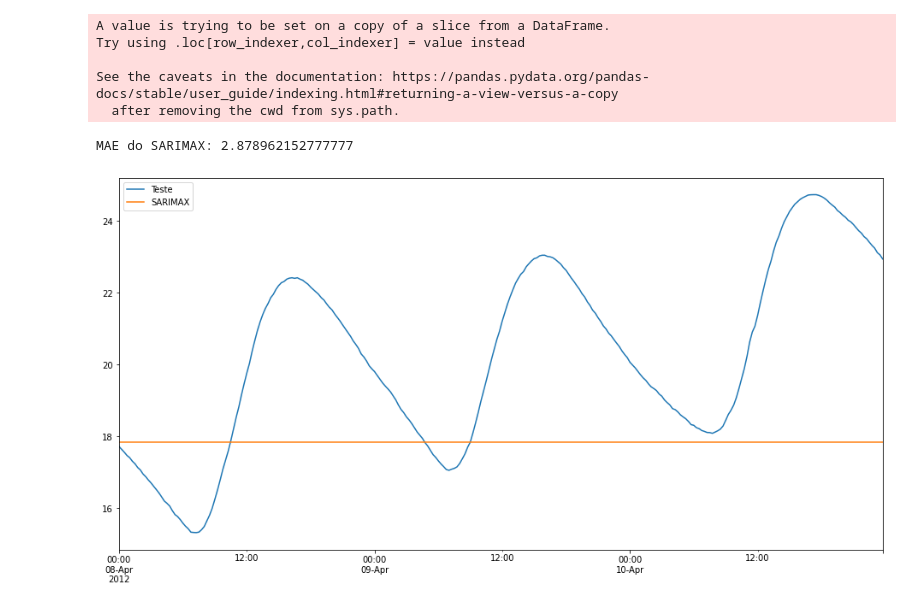
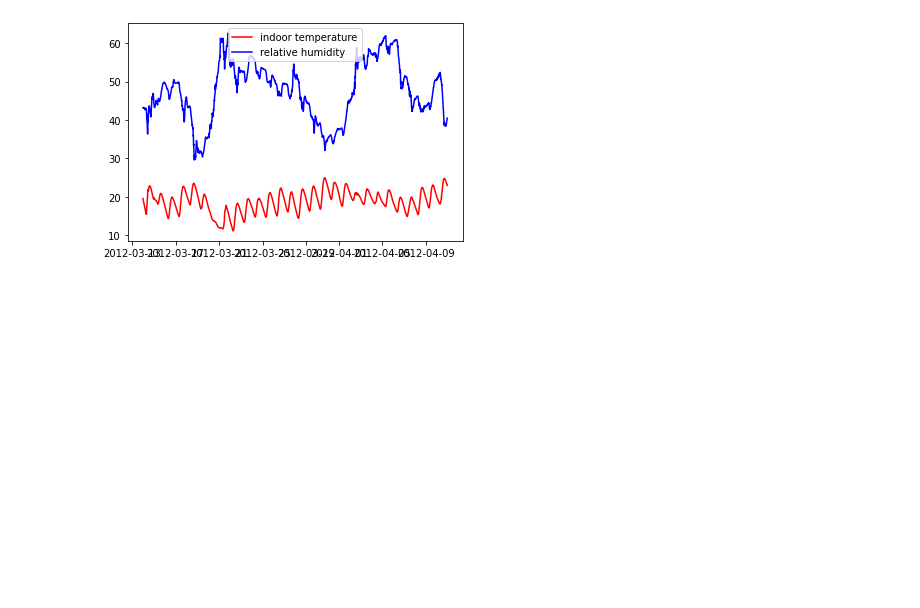
Before and after one commit to HedersonSantos/SmartHome, a Jupyter notebook: seriesTemporais_sarimax.ipynb, the cells around one changed output. Saved outputs shown, nothing was run; the diff lists cells and outputs as text; code cells hidden in the pictures; blank space fills up the shorter version.

```diff
--- a/seriesTemporais_sarimax.ipynb
+++ b/seriesTemporais_sarimax.ipynb
@@ -226,20 +115,7 @@ Warnings:
-# %%
-#avaliando o modelo.
-inicio=len(dfTreino)
-fim=len(dfTreino)+len(dfTeste)-1
-dfTeste['SARIMAX'] = ajustado_sarimax.predict(start=inicio, end=fim, dynamic=False, typ='levels')
-# %% [output]
-A value is trying to be set on a copy of a slice from a DataFrame.
-Try using .loc[row_indexer,col_indexer] = value instead
-
-See the caveats in the documentation: https://pandas.pydata.org/pandas-docs/stable/user_guide/indexing.html#returning-a-view-versus-a-copy
-  after removing the cwd from sys.path.
-# %%
-sarimax = mean_absolute_error(dfTeste['Indoor_temperature_room'],dfTeste['SARIMAX'])
-print('MAE do SARIMAX:', sarimax)
-# %% [output]
-MAE do SARIMAX: 2.878962152777777
-# %%
-plotaSeries(None, dfTeste['Indoor_temperature_room'], dfTeste['SARIMAX'])
-# %% [output]
-[figure, removed]
+# %%
+plt.plot(df_treino['Indoor_temperature_room'], color='red', label = 'indoor temperature')
+plt.plot(df_treino['Relative_humidity_room'], color='blue', label = 'relative humidity')
+plt.legend()
+plt.show()
+# %% [output]
+[figure, added]
```
Also changed, not shown: parts of 22 cells of this notebook.
